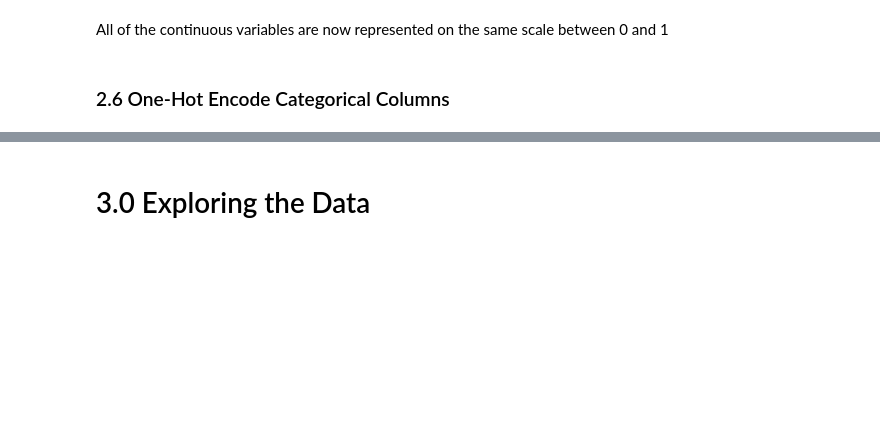
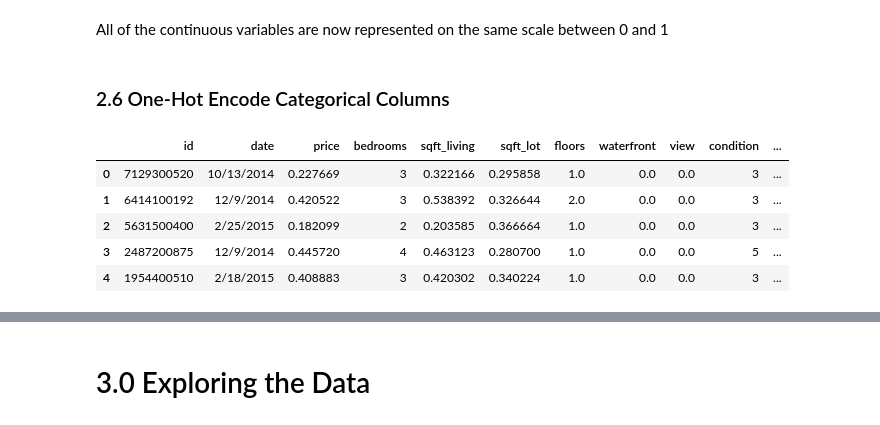
Before and after one commit to jsavory-94/dsc-1-final-project-online-ds-pt-021119, a Jupyter notebook: student.ipynb, the cells around one changed output, grey strips where cells are left out. Drawn from its saved outputs; the diff is of its cells as text; code cells hidden in the pictures; blank space fills up the shorter version.

```diff
--- a/student.ipynb
+++ b/student.ipynb
@@ -493,3 +495,11 @@ All of the continuous variables are now represented on the same scale between 0
 ### 2.6 One-Hot Encode Categorical Columns
 # %%
 df_encoded = df_scaled
+df_encoded.head()
+# %% [output]
+|  | id | date | price | bedrooms | sqft_living | sqft_lot | floors | waterfront | view | condition | ... |
+| 0 | 7129300520 | 10/13/2014 | 0.227669 | 3 | 0.322166 | 0.295858 | 1.0 | 0.0 | 0.0 | 3 | ... |
+| 1 | 6414100192 | 12/9/2014 | 0.420522 | 3 | 0.538392 | 0.326644 | 2.0 | 0.0 | 0.0 | 3 | ... |
+| 2 | 5631500400 | 2/25/2015 | 0.182099 | 2 | 0.203585 | 0.366664 | 1.0 | 0.0 | 0.0 | 3 | ... |
+| 3 | 2487200875 | 12/9/2014 | 0.445720 | 4 | 0.463123 | 0.280700 | 1.0 | 0.0 | 0.0 | 5 | ... |
+| 4 | 1954400510 | 2/18/2015 | 0.408883 | 3 | 0.420302 | 0.340224 | 1.0 | 0.0 | 0.0 | 3 | ... |
```
Also changed, not shown: parts of 16 cells of this notebook.
